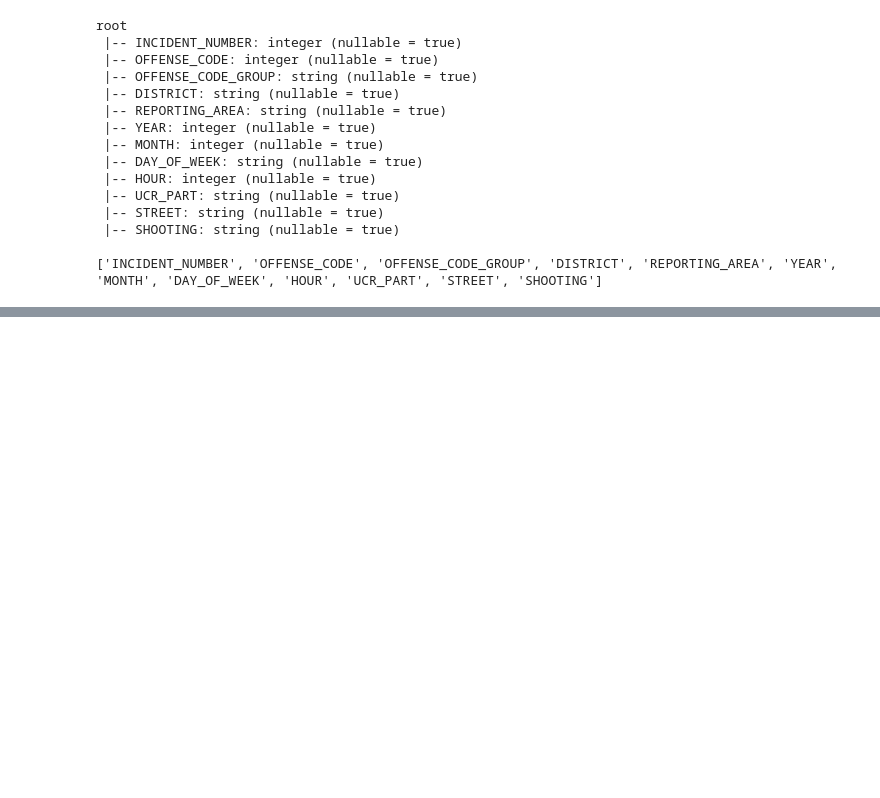
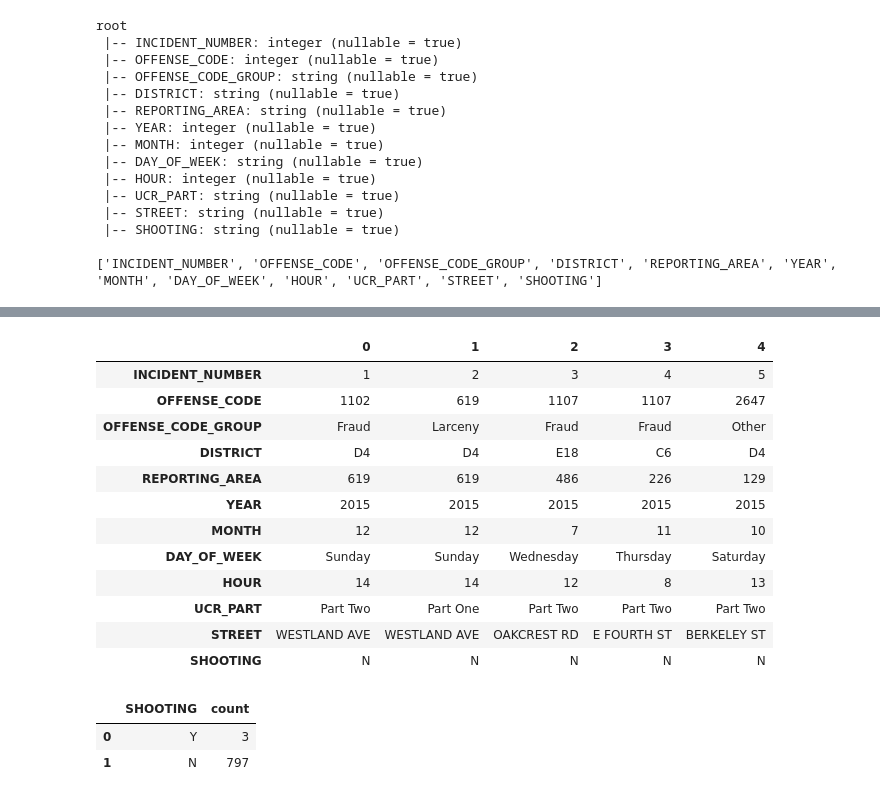
Before and after one commit to hzho517/testlab2, a Jupyter notebook: Test.ipynb, the cells around one changed output, grey strips where cells are left out. Drawn from its saved outputs; the diff is of its cells as text; code cells hidden in the pictures; blank space fills up the shorter version.

```diff
--- a/Test.ipynb
+++ b/Test.ipynb
@@ -464,4 +464,12 @@ from pyspark.ml.classification import LogisticRegression
 # %%
+import findspark
+findspark.init('/home/ubuntu/spark-2.1.1-bin-hadoop2.7')
+import pyspark
+from pyspark.sql import SparkSession
+spark = SparkSession.builder.appName('logistic_regression_docs').getOrCreate()
+
+from pyspark.ml.classification import LogisticRegression
+
 df = spark.read.csv('BostonCrime2.0.csv', header=True, inferSchema=True)
 df.printSchema()
 print(df.columns)
@@ -483,0 +507,24 @@ root
+# %%
+# To visualise the first five columns, simply add transpose.
+pd.DataFrame(df.take(5), columns=df.columns).transpose()
+# %% [output]
+|  | 0 | 1 | 2 | 3 | 4 |
+| INCIDENT_NUMBER | 1 | 2 | 3 | 4 | 5 |
+| OFFENSE_CODE | 1102 | 619 | 1107 | 1107 | 2647 |
+| OFFENSE_CODE_GROUP | Fraud | Larceny | Fraud | Fraud | Other |
+| DISTRICT | D4 | D4 | E18 | C6 | D4 |
+| REPORTING_AREA | 619 | 619 | 486 | 226 | 129 |
+| YEAR | 2015 | 2015 | 2015 | 2015 | 2015 |
+| MONTH | 12 | 12 | 7 | 11 | 10 |
+| DAY_OF_WEEK | Sunday | Sunday | Wednesday | Thursday | Saturday |
+| HOUR | 14 | 14 | 12 | 8 | 13 |
+| UCR_PART | Part Two | Part One | Part Two | Part Two | Part Two |
+| STREET | WESTLAND AVE | WESTLAND AVE | OAKCREST RD | E FOURTH ST | BERKELEY ST |
+| SHOOTING | N | N | N | N | N |
+# %%
+# We can use group by and count to find out how many data points we have for each class in our predictor.
+df.groupby('SHOOTING').count().toPandas()
+# %% [output]
+|  | SHOOTING | count |
+| 0 | Y | 3 |
+| 1 | N | 797 |
```
Also changed, not shown: parts of 14 cells of this notebook, 1 other file.
